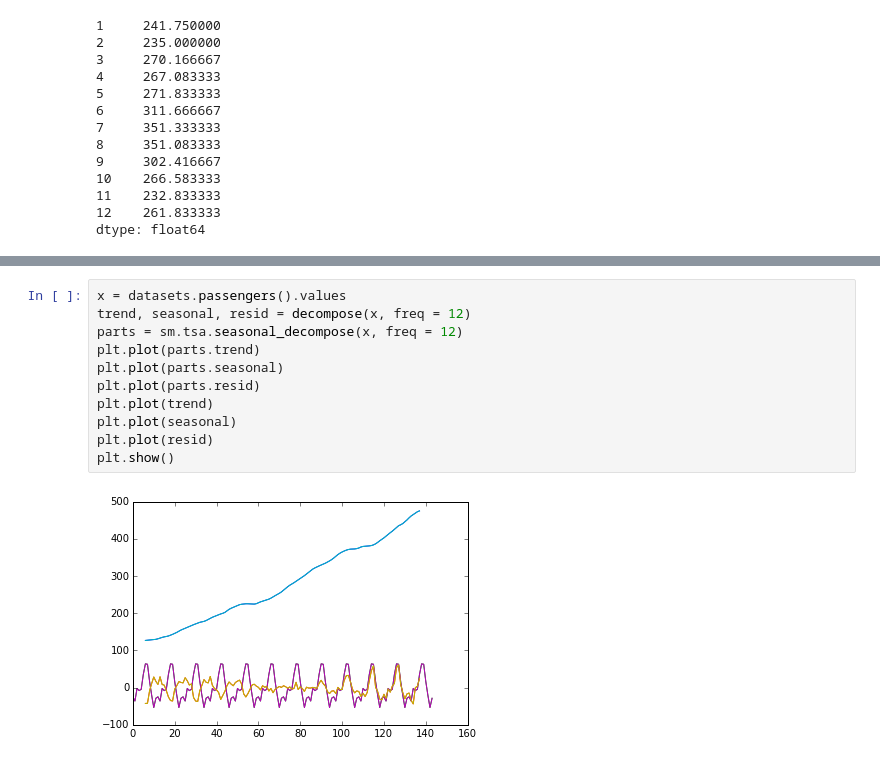
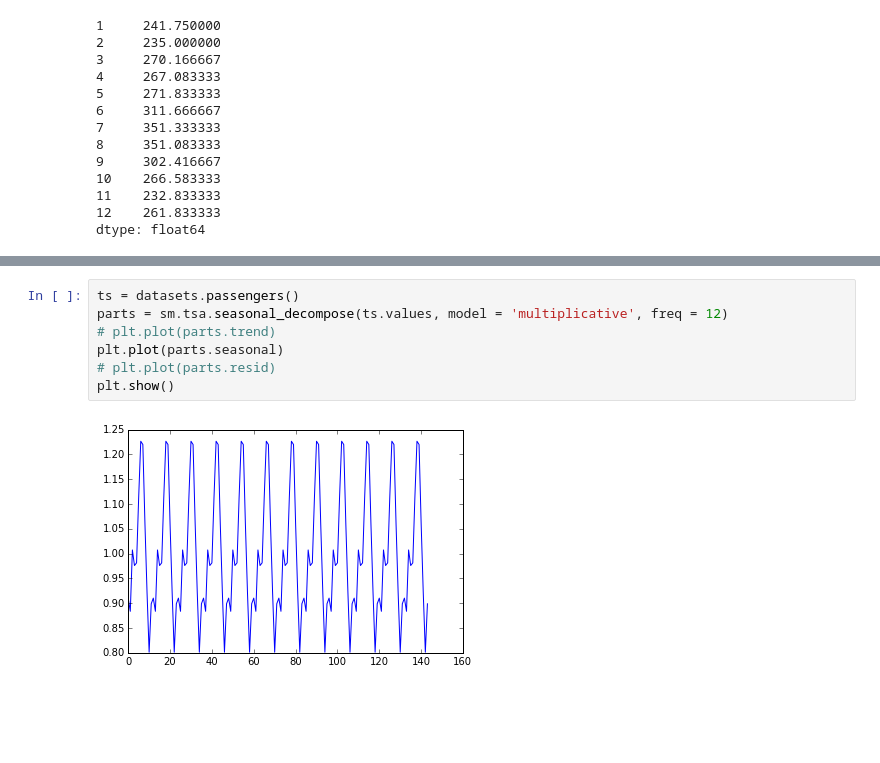
Before and after one commit to gregclinton/murphy, a Jupyter notebook: tsa.ipynb, the cells around one changed output, grey strips where cells are left out. Saved outputs shown, nothing was run; the diff lists cells and outputs as text; blank space fills up the shorter version.

```diff
--- a/tsa.ipynb
+++ b/tsa.ipynb
@@ -131,13 +102,9 @@ print sm.tsa.acf(ts, nlags = 4)
 # %%
-x = datasets.passengers().values
-trend, seasonal, resid = decompose(x, freq = 12)
-parts = sm.tsa.seasonal_decompose(x, freq = 12)
-plt.plot(parts.trend)
+ts = datasets.passengers()
+parts = sm.tsa.seasonal_decompose(ts.values, model = 'multiplicative', freq = 12)
+# plt.plot(parts.trend)
 plt.plot(parts.seasonal)
-plt.plot(parts.resid)
-plt.plot(trend)
-plt.plot(seasonal)
-plt.plot(resid)
+# plt.plot(parts.resid)
 plt.show()
 # %% [output]
-[figure, old version]
+[figure, new version]
```
Also changed, not shown: parts of 5 cells of this notebook.
